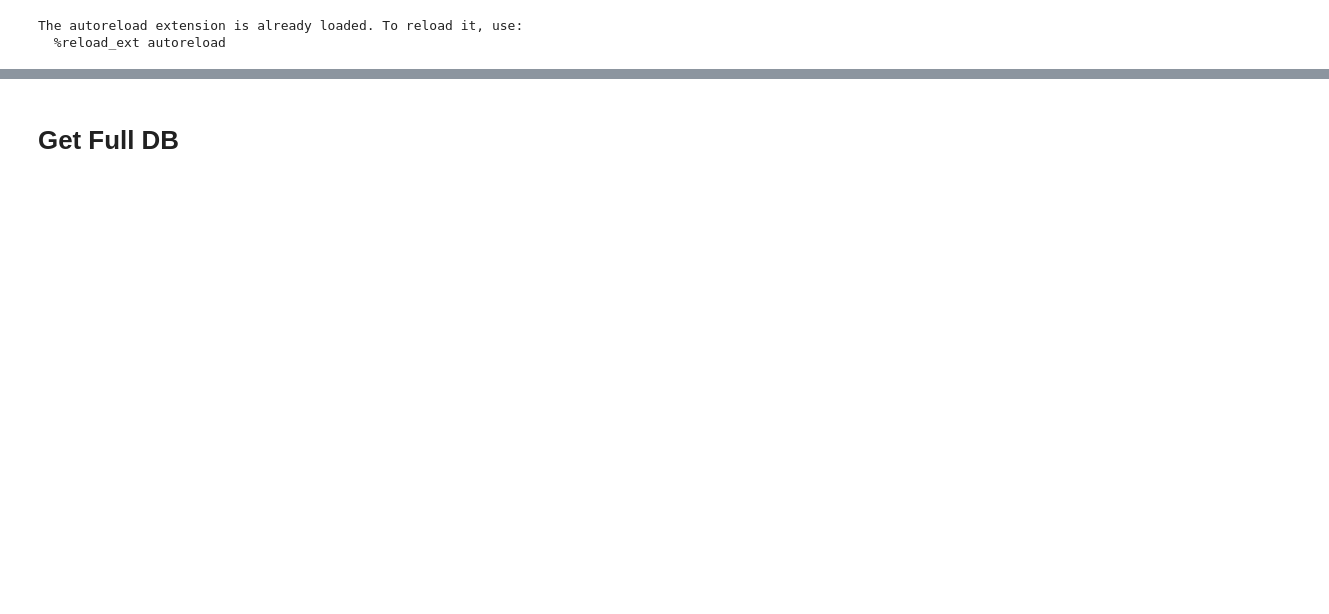
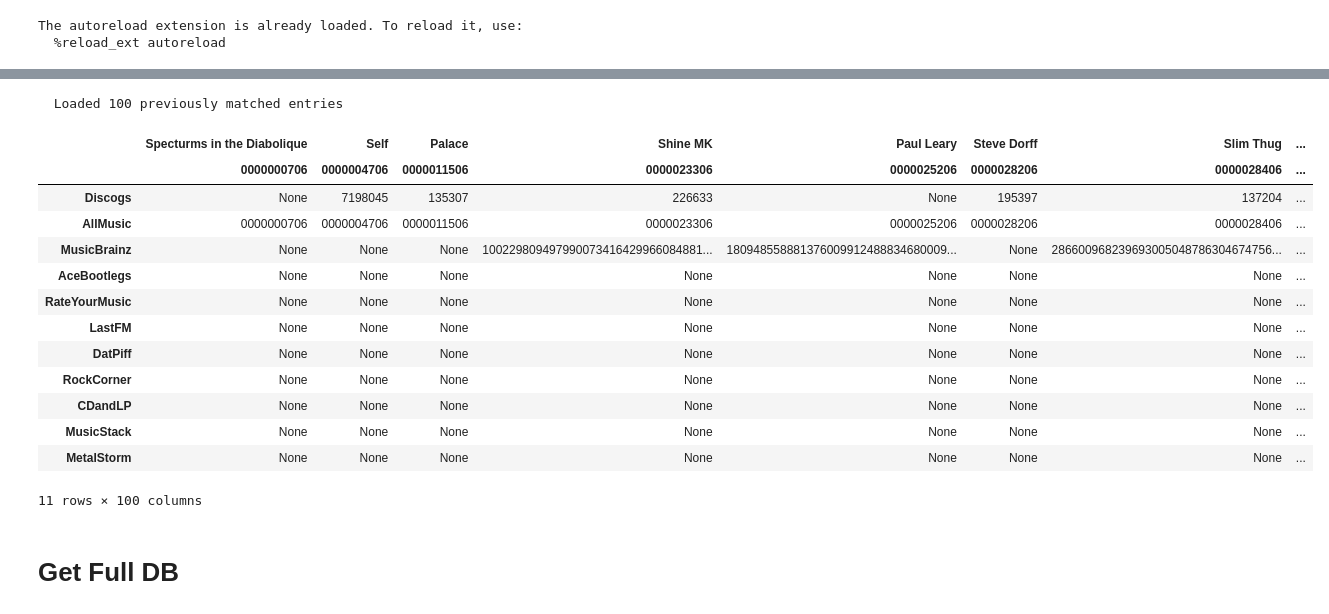
Before and after one commit to tgadf/musicdb, a Jupyter notebook: My Music DB Map.ipynb, the cells around one changed output, grey strips where cells are left out. Saved outputs shown, nothing was run; the diff lists cells and outputs as text; code cells hidden in the pictures; blank space fills up the shorter version.

```diff
--- a/My Music DB Map.ipynb
+++ b/My Music DB Map.ipynb
@@ -44,2 +44,27 @@ running install_scripts
+# %%
+mdbmap = musicDBMap("AllMusic", init=False)
+# %% [output]
+  Loaded 100 previously matched entries
+# %%
+#mdbmap.update(dbdump)
+dfdata = mdbmap.getDF()
+# %%
+from pandas import DataFrame
+dfdata
+# %% [output]
+|  | Specturms in the Diabolique | Self | Palace | Shine MK | Paul Leary | Steve Dorff | Slim Thug | ... |
+|  | 0000000706 | 0000004706 | 0000011506 | 0000023306 | 0000025206 | 0000028206 | 0000028406 | ... |
+| Discogs | None | 7198045 | 135307 | 226633 | None | 195397 | 137204 | ... |
+| AllMusic | 0000000706 | 0000004706 | 0000011506 | 0000023306 | 0000025206 | 0000028206 | 0000028406 | ... |
+| MusicBrainz | None | None | None | 100229809497990073416429966084881... | 180948558881376009912488834680009... | None | 286600968239693005048786304674756... | ... |
+| AceBootlegs | None | None | None | None | None | None | None | ... |
+| RateYourMusic | None | None | None | None | None | None | None | ... |
+| LastFM | None | None | None | None | None | None | None | ... |
+| DatPiff | None | None | None | None | None | None | None | ... |
+| RockCorner | None | None | None | None | None | None | None | ... |
+| CDandLP | None | None | None | None | None | None | None | ... |
+| MusicStack | None | None | None | None | None | None | None | ... |
+| MetalStorm | None | None | None | None | None | None | None | ... |
+11 rows × 100 columns
 # %% [markdown]
 # Get Full DB
```
Also changed, not shown: parts of 9 cells of this notebook, 4 other files.
